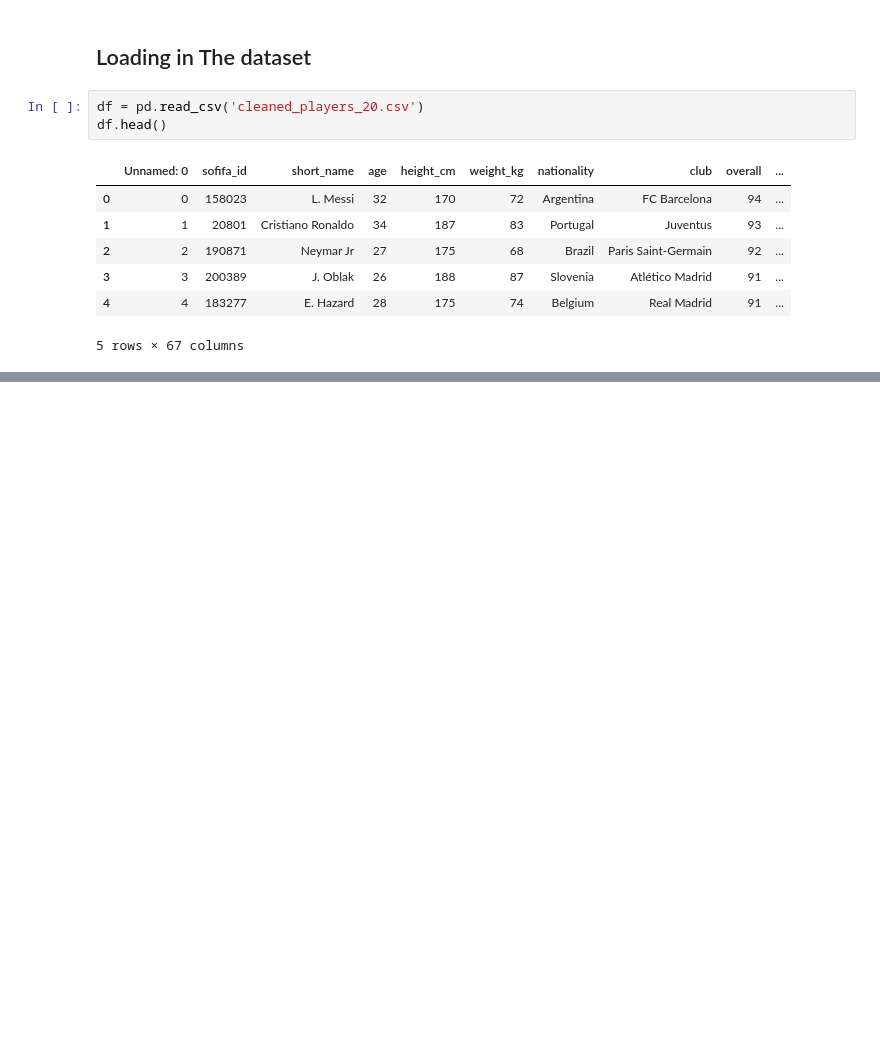
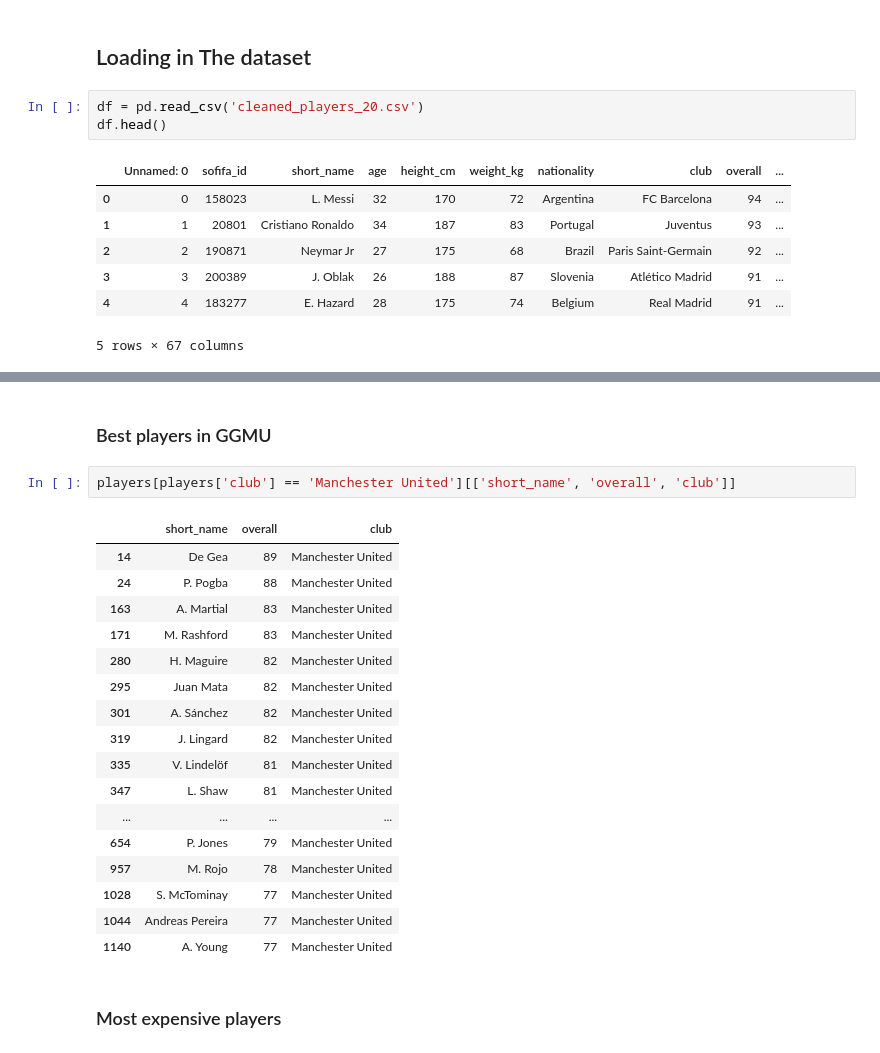
Before and after one commit to mbururyan/FIFA-20, a Jupyter notebook: analysis.ipynb, the cells around one changed output, grey strips where cells are left out. Cells and saved outputs as stored; diff of their text form; blank space fills up the shorter version.

```diff
--- a/analysis.ipynb
+++ b/analysis.ipynb
@@ -24,0 +361,24 @@ df.head()
+# %% [markdown]
+### Best players in GGMU
+# %%
+players[players['club'] == 'Manchester United'][['short_name', 'overall', 'club']]
+# %% [output]
+|  | short_name | overall | club |
+| 14 | De Gea | 89 | Manchester United |
+| 24 | P. Pogba | 88 | Manchester United |
+| 163 | A. Martial | 83 | Manchester United |
+| 171 | M. Rashford | 83 | Manchester United |
+| 280 | H. Maguire | 82 | Manchester United |
+| 295 | Juan Mata | 82 | Manchester United |
+| 301 | A. Sánchez | 82 | Manchester United |
+| 319 | J. Lingard | 82 | Manchester United |
+| 335 | V. Lindelöf | 81 | Manchester United |
+| 347 | L. Shaw | 81 | Manchester United |
+| ... | ... | ... | ... |
+| 654 | P. Jones | 79 | Manchester United |
+| 957 | M. Rojo | 78 | Manchester United |
+| 1028 | S. McTominay | 77 | Manchester United |
+| 1044 | Andreas Pereira | 77 | Manchester United |
+| 1140 | A. Young | 77 | Manchester United |
+# %% [markdown]
+### Most expensive players
```
Also changed, not shown: parts of 33 cells of this notebook.
